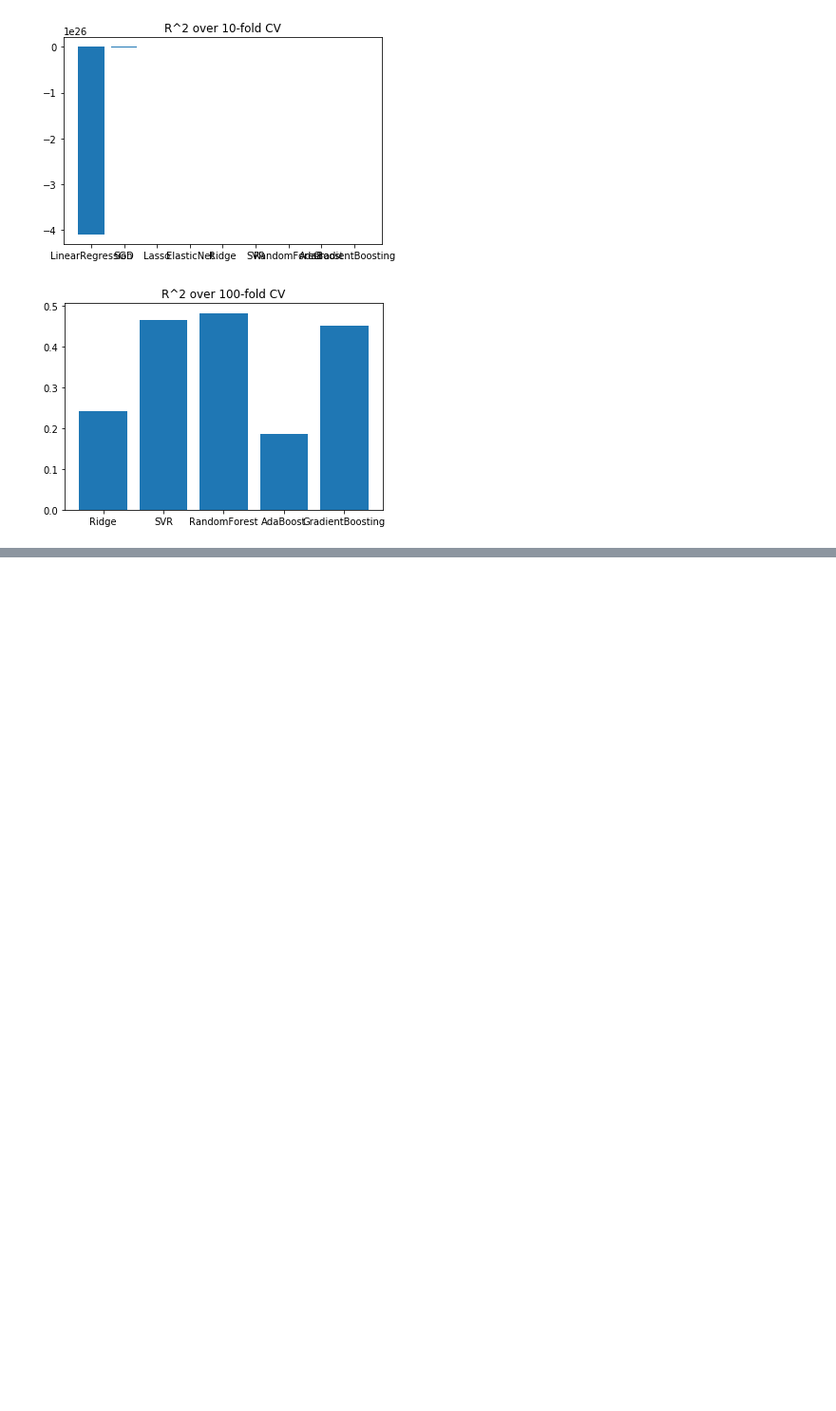
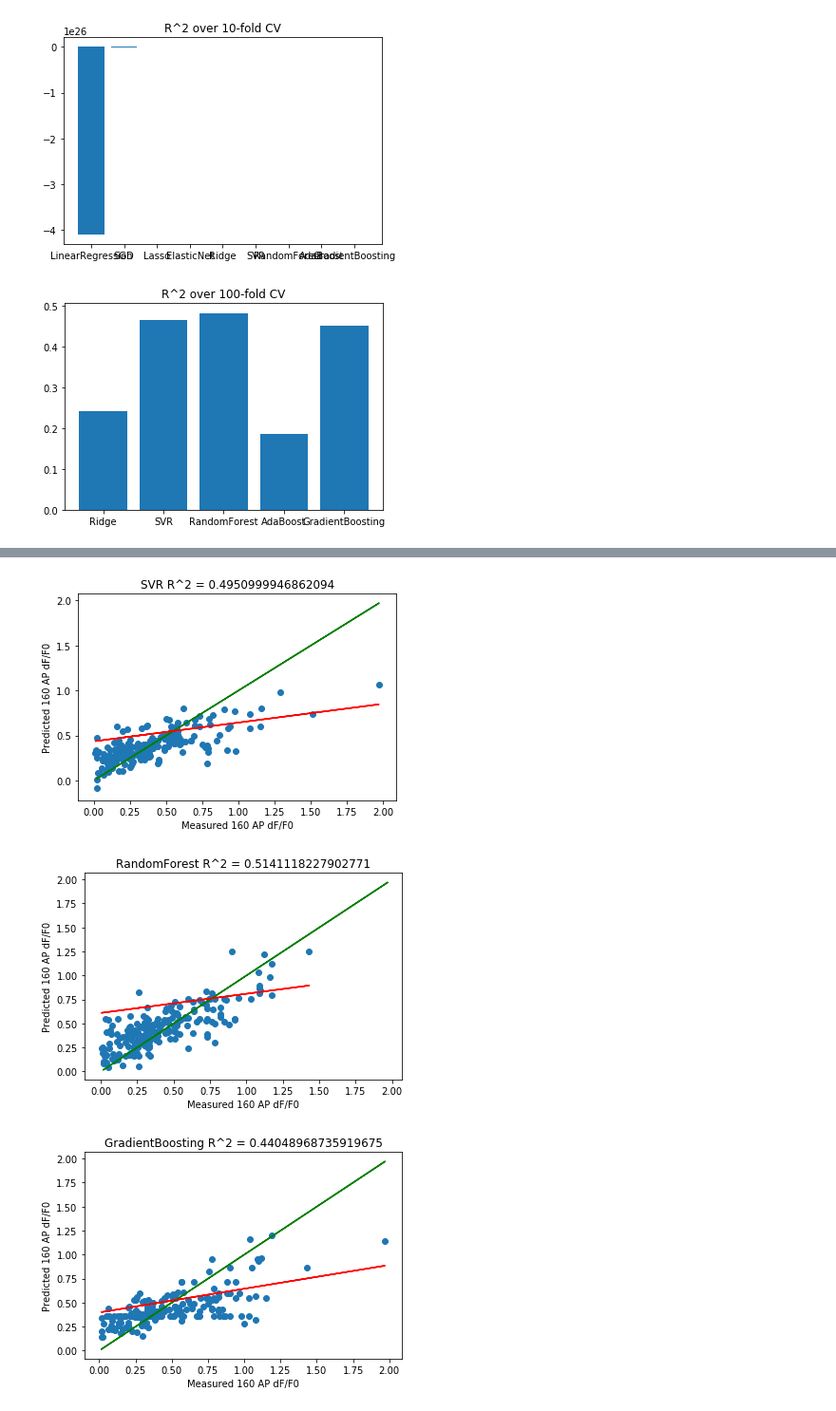
Before and after one commit to nguyenvanessa/GCaMP, a Jupyter notebook: GCaMP7 Library Preprocessing.ipynb, the cells around one changed output, grey strips where cells are left out. Shown: that part at 95% size. Cells and saved outputs as stored; diff of their text form; code cells hidden in the pictures; blank space fills up the shorter version.

```diff
--- a/GCaMP7 Library Preprocessing.ipynb
+++ b/GCaMP7 Library Preprocessing.ipynb
@@ -435,0 +622,23 @@ plt.show()
+# %%
+# Plot performance of each model
+"""
+Generate plots of predicted values~expected values. The points are colored by
+their residual to the 1:1 line. The green line is the line for a perfect model
+and the red line is the line of best fit for the model.
+"""
+for idx in range(0, len(models)):
+    resid = yPreds[idx] - yTests[idx]
+    plt.plot(y_test, y_test, 'g')                   # 1:1 line for perfect model (green)
+
+    b, m = np.polyfit(yTests[idx], yPreds[idx], 1)
+    plt.plot(yTests[idx], b + m * yTests[idx], 'r') # Line of best fit for predicted~measured (red)
+
+    plt.scatter(yTests[idx], yPreds[idx])
+    plt.xlabel('Measured 160 AP dF/F0')
+    plt.ylabel('Predicted 160 AP dF/F0')
+    plt.title(modelNames[idx] + ' R^2 = ' + str(scoreAve[idx]))
+    plt.show()
+# %% [output]
+[figure, added]
+[figure, added]
+[figure, added]
```
Also changed, not shown: parts of 13 cells of this notebook, 5 other files.
